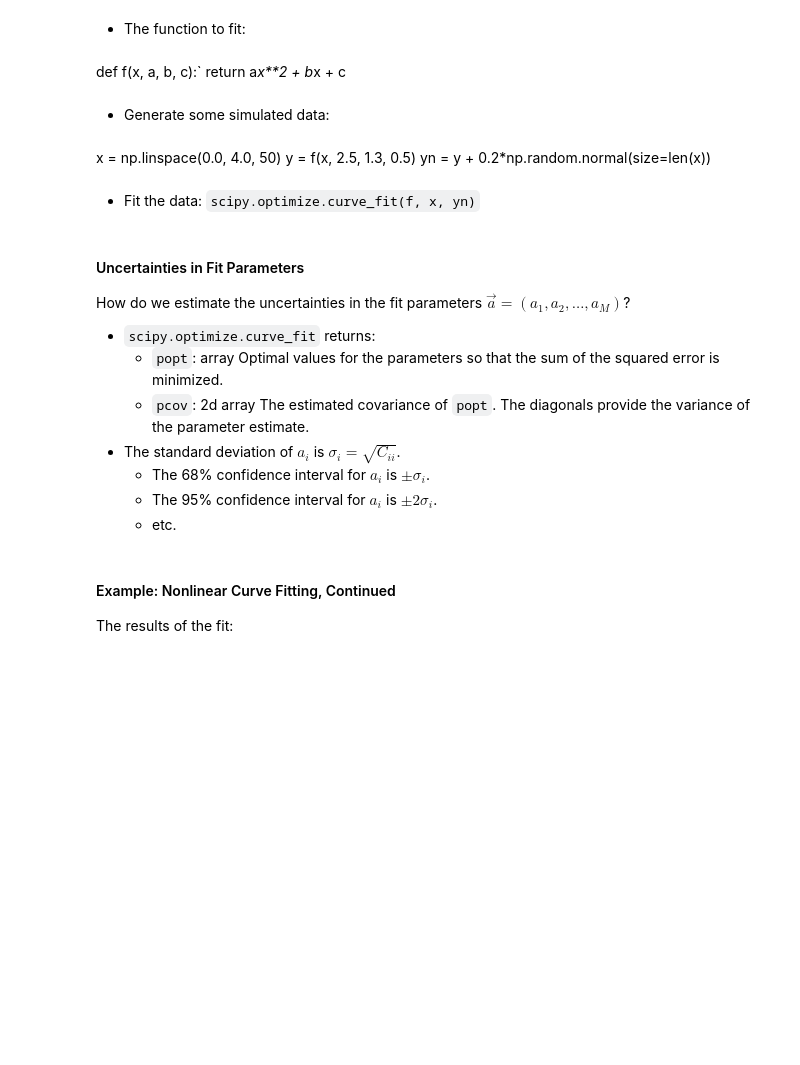
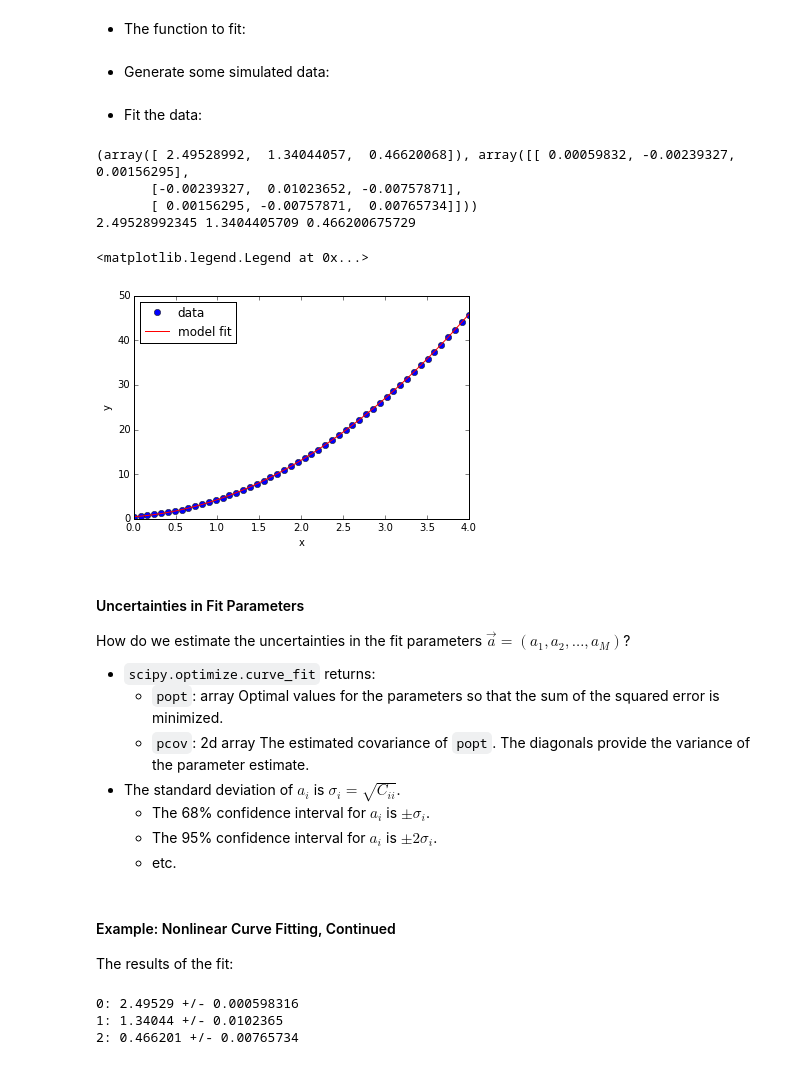
Before and after one commit to pitt1321/lectures, a Jupyter notebook: week_06/week_06.ipynb, the cells around one changed output. Cells and saved outputs as stored; diff of their text form; code cells hidden in the pictures; blank space fills up the shorter version.

```diff
--- a/week_06/week_06.ipynb
+++ b/week_06/week_06.ipynb
@@ -259,19 +268,38 @@ import numpy as np
 import scipy.optimize
 # %% [markdown]
 * The function to fit:
-# %% [markdown]
-def f(x, a, b, c):`
-    return a*x**2 + b*x + c
+# %%
+def f(x, a, b, c):
+    return a*x**2 + b*x + c
 # %% [markdown]
 
 * Generate some simulated data:
-# %% [markdown]
-x = np.linspace(0.0, 4.0, 50)
-y = f(x, 2.5, 1.3, 0.5)
-yn = y + 0.2*np.random.normal(size=len(x))
+# %%
+x = np.linspace(0.0, 4.0, 50)
+y = f(x, 2.5, 1.3, 0.5)
+yn = y + 0.2*np.random.normal(size=len(x))
 # %% [markdown]
 * Fit the data:
-`scipy.optimize.curve_fit(f, x, yn)`
+# %%
+r = scipy.optimize.curve_fit(f, x, yn)
+print(r)
+# Extract the best-fit parameters
+(a, b, c) = r[0]
+print(a,b,c)
+# %% [output]
+(array([ 2.49528992,  1.34044057,  0.46620068]), array([[ 0.00059832, -0.00239327,  0.00156295],
+       [-0.00239327,  0.01023652, -0.00757871],
+       [ 0.00156295, -0.00757871,  0.00765734]]))
+2.49528992345 1.3404405709 0.466200675729
+# %%
+plt.plot(x, y, linestyle='' , marker='o', color='blue', label='data')
+plt.plot(x, f(x, a, b, c), linestyle='-', color='red' , label='model fit')
+plt.xlabel('x')
+plt.ylabel('y')
+plt.legend(numpoints=1, loc='upper left')
+# %% [output]
+<matplotlib.legend.Legend at 0x...>
+[figure, added]
 # %% [markdown]
 #### Uncertainties in Fit Parameters
 How do we estimate the uncertainties in the fit parameters $\vec{a}=(a_1, a_2, \ldots, a_M)$?
@@ -281,8 +309,8 @@ Optimal values for the parameters so that the sum of the squared error is minimi
   * `pcov`: 2d array
 The estimated covariance of `popt`. The diagonals provide the variance of the parameter estimate.
 * The standard deviation of $a_i$ is $\sigma_i = \sqrt{C_{ii}}$.
-  * The 68\% confidence interval for $a_i$ is $\pm \sigma_i$.
-  * The 95\% confidence interval for $a_i$ is $\pm 2\sigma_i$.
+  * The 68% confidence interval for $a_i$ is $\pm \sigma_i$.
+  * The 95% confidence interval for $a_i$ is $\pm 2\sigma_i$.
   * etc.
 # %% [markdown]
 #### Example: Nonlinear Curve Fitting, Continued
@@ -292,4 +320,8 @@ import math
 popt, pcov = scipy.optimize.curve_fit(f, x, yn)
 for i in range(len(popt)):
     params = (i, popt[i], pcov[i,i])
-    print '%d: %g +/- %g' % params
+    print('%d: %g +/- %g' % params)
+# %% [output]
+0: 2.49529 +/- 0.000598316
+1: 1.34044 +/- 0.0102365
+2: 0.466201 +/- 0.00765734
```
Also changed, not shown: parts of 20 cells of this notebook.
